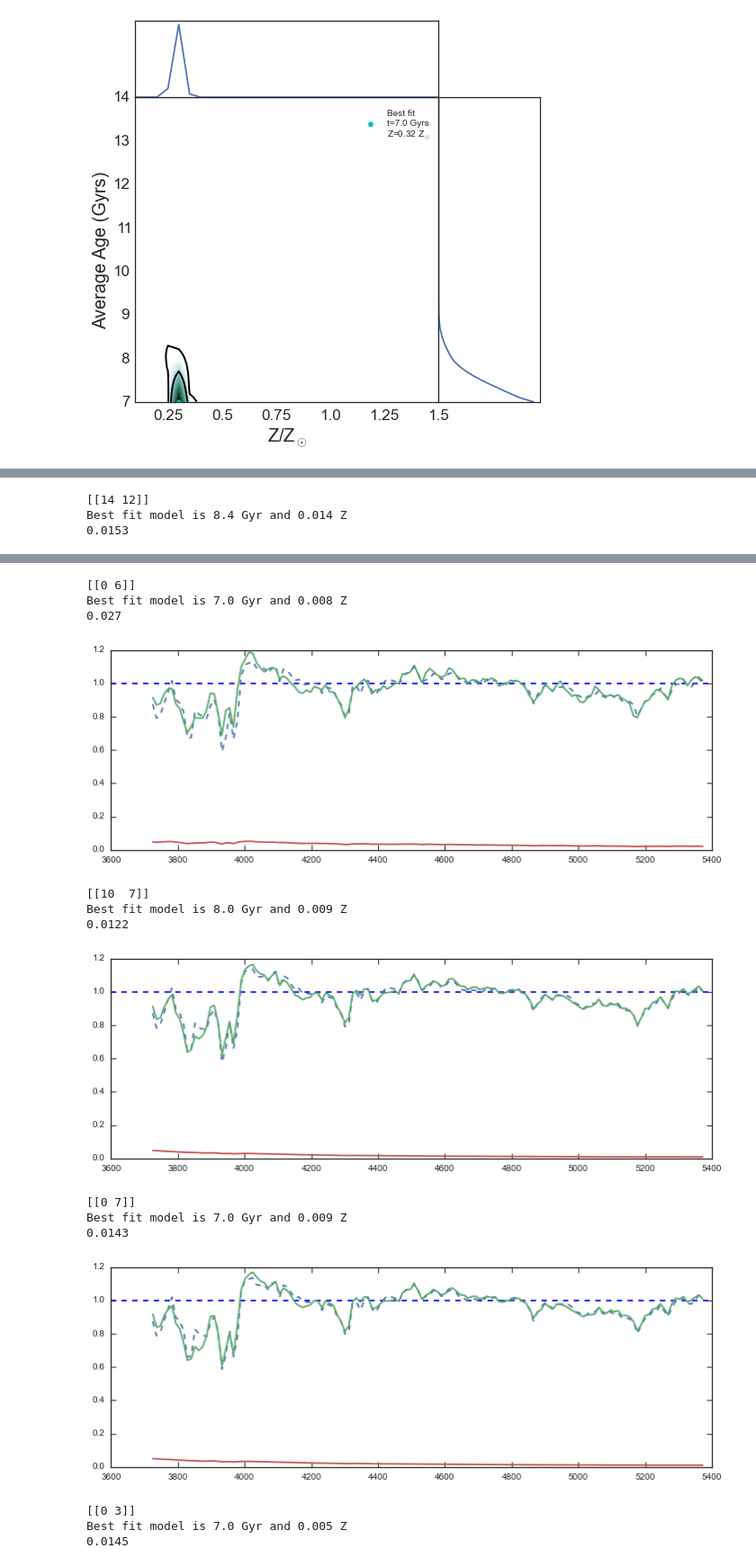
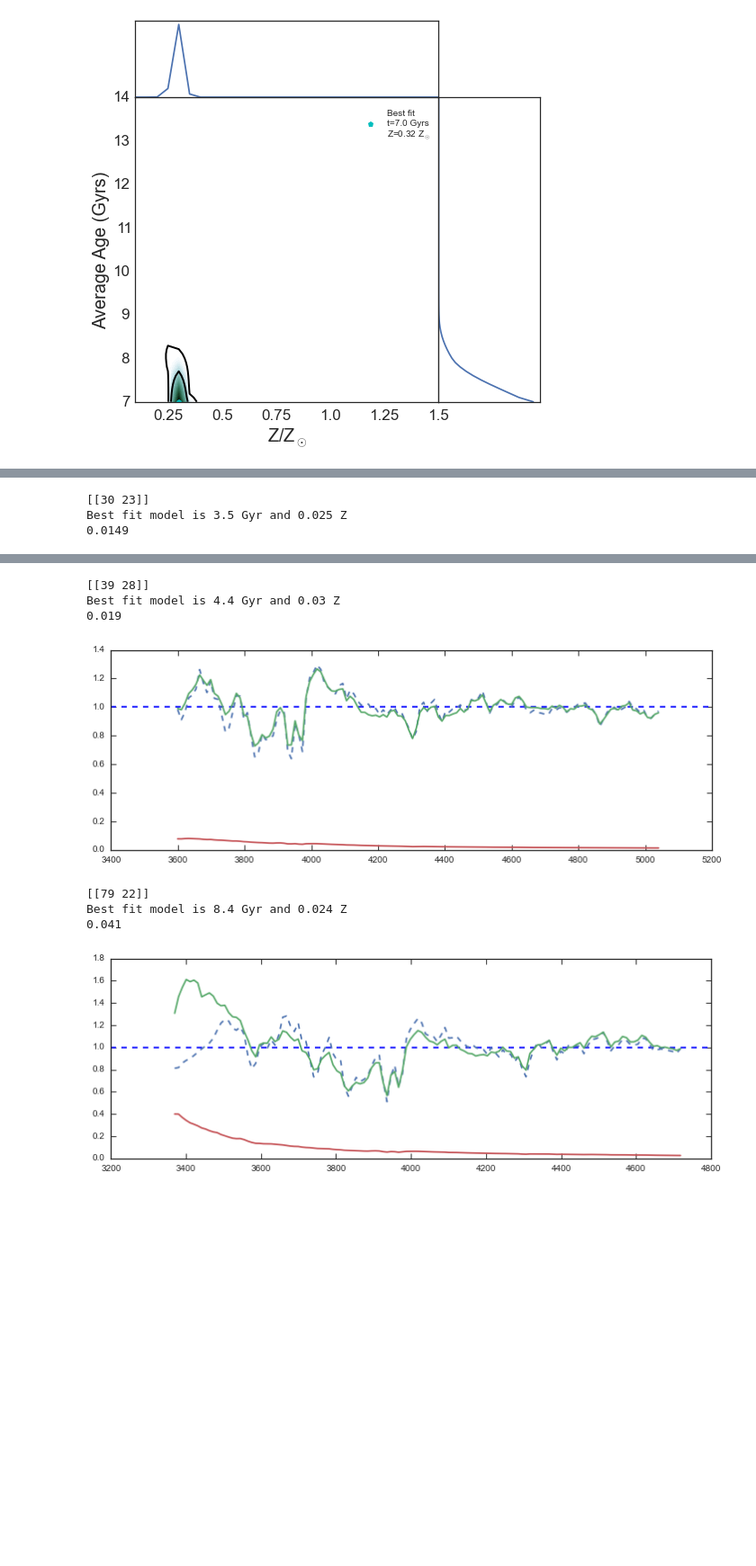
Before and after one commit to Vince-ec/Quiescent_analysis, a Jupyter notebook: scripts/cluster_packager.ipynb, the cells around one changed output, grey strips where cells are left out. Shown at 90% size. Saved outputs shown, nothing was run; the diff lists cells and outputs as text; code cells hidden in the pictures; blank space fills up the shorter version.

Commit message:
may 16 worked on cluster fitting

```diff
--- a/scripts/cluster_packager.ipynb
+++ b/scripts/cluster_packager.ipynb
@@ -74,13 +74,14 @@ for i in range(len(cluster)):
 # %%
 %matplotlib inline
 cluster=[6528,6553,5927,6304,6388,6441]
+rshift=[1.1,1.2,1.35]
 
-for i in range(len(cluster)):
-    wv,fl = np.load('clusters/ngc%s_griz_fc.npy' % cluster[i])
-    wv,er = np.load('clusters/ngc%s_err_griz_fc.npy' % cluster[i])
+for i in range(len(rshift)):
+    wv,fl = np.load('../clusters/ngc6528_griz_fc_%s.npy' % rshift[i])
+    wv,er = np.load('../clusters/ngc6528_err_griz_fc_%s.npy' % rshift[i])
 
     ncwv,ncfl,ncer=Divide_cont(wv,fl,0.016*er,1.1)
-    clus_model = Cluster_model(0.015,9.8,wv,fl,er)
+    clus_model = Cluster_model(0.015,9.8,0,rshift[i],wv,fl,er)
     clus_model.Remove_continuum()
 
     imfl = interp1d(clus_model.nc_wv,clus_model.nc_fl)(ncwv)
@@ -90,7 +91,7 @@ for i in range(len(cluster)):
     print np.mean(sres)
     print np.std(sres)
 
-    np.save('clusters/ngc%s_griz_err_test' % cluster[i],[wv,fl,0.016*er])
+    np.save('../clusters/ngc6528_griz_err_test_%s' % rshift[i],[wv,fl,0.016*er])
 
     plt.figure(figsize=[12,4])
     plt.axhline(1,linestyle='--')
@@ -104,6 +113,8 @@ IOError: [Errno 2] No such file or directory: 'clusters/ngc6528_griz_fc.npy'
 # %%
-for i in range(len(cluster)):
-    Cluster_fit('clusters/ngc%s_griz_err.npy' % cluster[i],metal,age,'ngc%s_err' % cluster[i])
+rshift=[1.1,1.2,1.35]
+
+for i in range(len(rshift)):
+    Cluster_fit('../clusters/ngc6528_griz_err_test_%s.npy' % rshift[i],metal,age,tau,rshift[i],'ngc6528_err_test_%s' % rshift[i])
 # %% [output]
 Done!
 Done!
@@ -114,8 +122,8 @@ Done!
 # %%
 %matplotlib inline
 
-for i in range(len(cluster)):
-    ngc=Cluster('../clusters/ngc%s_griz_err.npy' % cluster[i])
-    ngc.Analyze_fit('../chidat/ngc%s_err_ap_chidata.fits' % cluster[i],metal,age,tau)
+for i in range(len(rshift)):
+    ngc=Cluster('../clusters/ngc6528_griz_err_test_%s.npy' % rshift[i],rshift[i])
+    ngc.Analyze_fit('../chidat/ngc6528_err_test_%s_chidata.fits' % rshift[i],metal,age,tau)
     ngc.Plot_2D_likelihood()
 # %% [output]
@@ -172,12 +165,12 @@ Best fit model is 7.0 Gyr and 0.006 Z
 # %%
 ## if you increase C you lower std(res)
 
-def Minimize_sres(model_wv,model_flux,wv,fl,er):
+def Minimize_sres(model_wv,model_flux,wv,fl,er,rshift):
     C= 0.016
     sres_std = 0
 
     while np.round(sres_std,2) != 1.0:
-        ncwv,ncfl,ncer=Divide_cont(wv,fl,C*er,1.1)
+        ncwv,ncfl,ncer=Divide_cont(wv,fl,C*er,rshift)
         imfl = interp1d(model_wv,model_flux)(ncwv)
         sres = ((ncfl - imfl)/ncer)
         sres_std =  np.std(sres)
@@ -207,21 +198,21 @@ Best fit model is 8.4 Gyr and 0.014 Z
 # %%
-for i in range(len(cluster)):
-    ngc=Cluster('clusters/ngc%s_griz_err_test.npy' % cluster[i])
-    ngc.Analyze_fit('chidat/ngc%s_err_test_chidata.fits' % cluster[i],metal,age)
+for i in range(len(rshift)):
+    ngc=Cluster('../clusters/ngc6528_griz_err_test_%s.npy' % rshift[i],rshift[i])
+    ngc.Analyze_fit('../chidat/ngc6528_err_test_%s_chidata.fits' % rshift[i],metal,age,tau)
     ngc.Remove_continuum()
     ngc.Best_fit_spec()
 
-    wv,fl = np.load('clusters/ngc%s_griz_fc.npy' % cluster[i])
-    wv,er = np.load('clusters/ngc%s_err_griz_fc.npy' % cluster[i])
+    wv,fl = np.load('../clusters/ngc6528_griz_fc_%s.npy' % rshift[i])
+    wv,er = np.load('../clusters/ngc6528_err_griz_fc_%s.npy' % rshift[i])
 
-    clus_model = Cluster_model(ngc.bfmetal,ngc.bfage,wv,fl,er)
+    clus_model = Cluster_model(ngc.bfmetal,ngc.bfage,0,rshift[i],wv,fl,er)
     clus_model.Remove_continuum()
 
-    C0 = Minimize_sres(clus_model.nc_wv,clus_model.nc_fl,wv,fl,er)
+    C0 = Minimize_sres(clus_model.nc_wv,clus_model.nc_fl,wv,fl,er,rshift[i])
     print C0
-    ncwv,ncfl,ncer=Divide_cont(wv,fl,C0*er,1.1)
+    ncwv,ncfl,ncer=Divide_cont(wv,fl,C0*er,rshift[i])
 
-    np.save('clusters/ngc%s_griz_err' % cluster[i],[wv,fl,C0*er])
+    # np.save('clusters/ngc%s_griz_err' % cluster[i],[wv,fl,C0*er])
 
     plt.figure(figsize=[12,4])
     plt.axhline(1,linestyle='--')
@@ -231,6 +222,6 @@ for i in range(len(cluster)):
     plt.show()
     plt.close()
 # %% [output]
-[[14 12]]
-Best fit model is 8.4 Gyr and 0.014 Z
-0.0153
+[[30 23]]
+Best fit model is 3.5 Gyr and 0.025 Z
+0.0149
@@ -238,15 +229,8 @@ Best fit model is 8.4 Gyr and 0.014 Z
-[[0 6]]
-Best fit model is 7.0 Gyr and 0.008 Z
-0.027
+[[39 28]]
+Best fit model is 4.4 Gyr and 0.03 Z
+0.019
-[figure, old version]
+[figure, new version]
-[[10  7]]
-Best fit model is 8.0 Gyr and 0.009 Z
-0.0122
+[[79 22]]
+Best fit model is 8.4 Gyr and 0.024 Z
+0.041
-[figure, old version]
+[figure, new version]
-[[0 7]]
-Best fit model is 7.0 Gyr and 0.009 Z
-0.0143
-[figure, removed]
-[[0 3]]
-Best fit model is 7.0 Gyr and 0.005 Z
-0.0145
```
Also changed, not shown: parts of 6 cells of this notebook, 14 other files.
